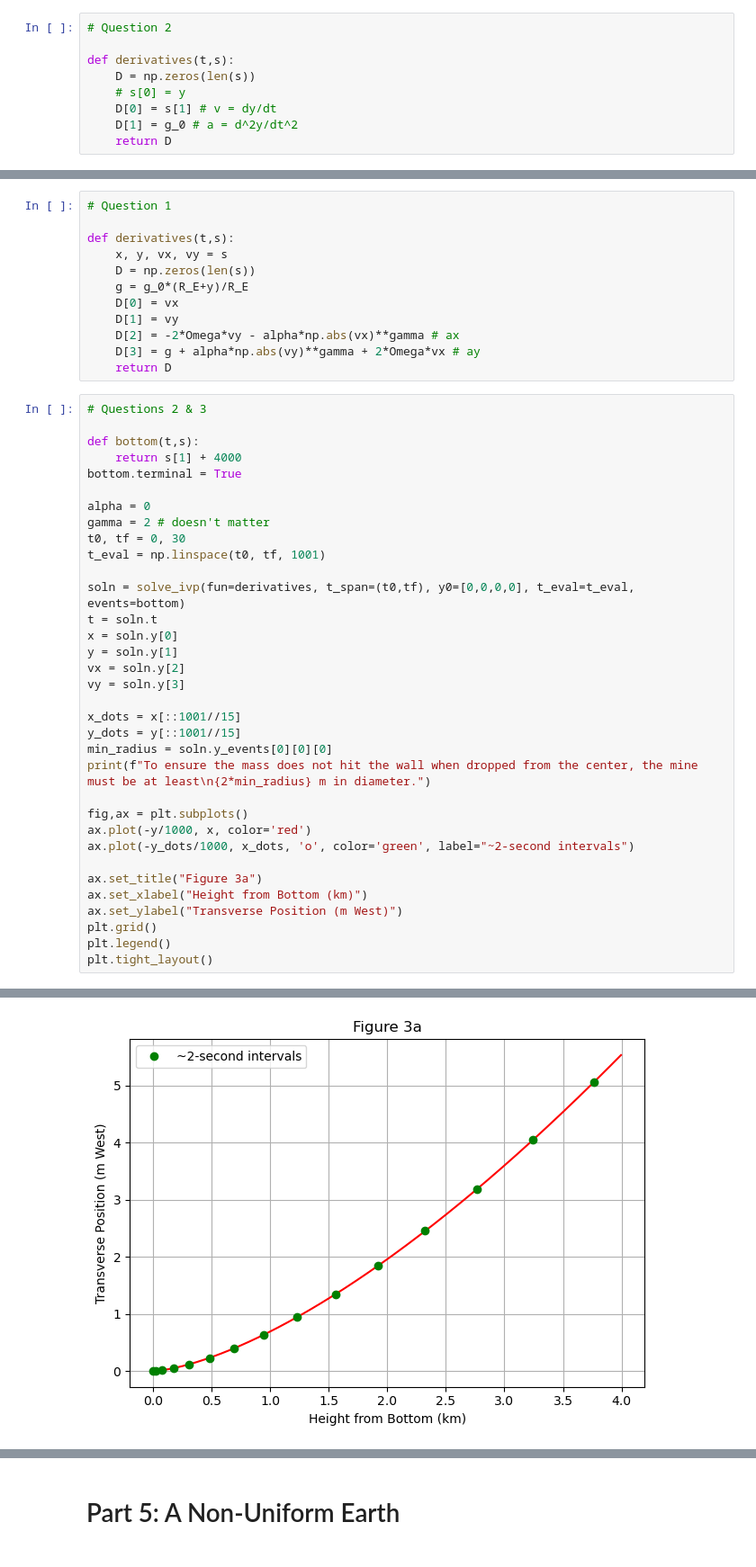
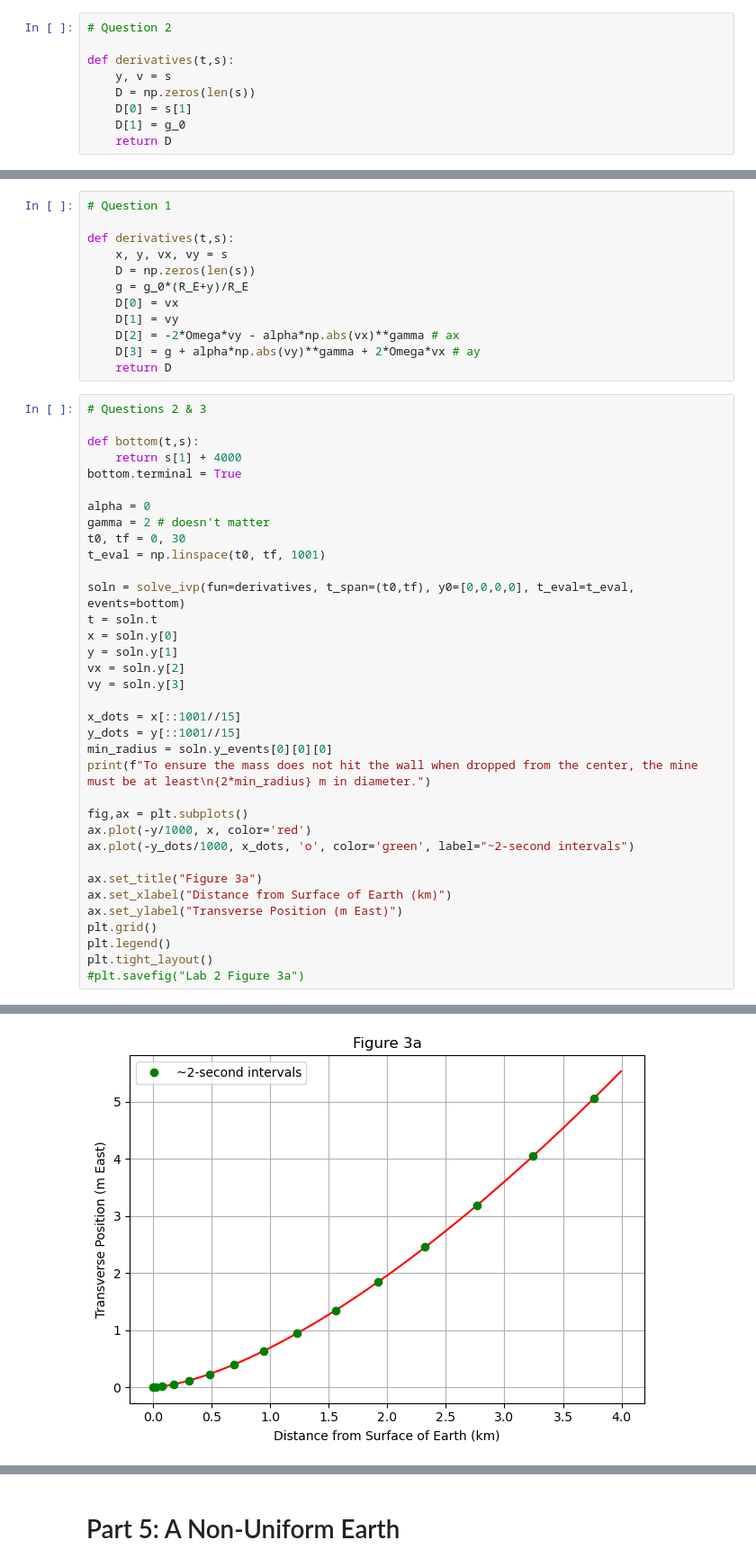
Before and after one commit to ethansafra/PHYS265-spring25, a Jupyter notebook: Lab2/Lab2_Safra.ipynb, the cells around one changed output, grey strips where cells are left out. Shown: that part at 90% size. Drawn from its saved outputs; the diff is of its cells as text.

```diff
--- a/Lab2/Lab2_Safra.ipynb
+++ b/Lab2/Lab2_Safra.ipynb
@@ -38,10 +38,10 @@ t = 28.57416552900485 s
 # Question 2
 
 def derivatives(t,s):
+    y, v = s
     D = np.zeros(len(s))
-    # s[0] = y
-    D[0] = s[1] # v = dy/dt
-    D[1] = g_0 # a = d^2y/dt^2
+    D[0] = s[1]
+    D[1] = g_0
     return D
 # %%
 # Question 3
@@ -214,35 +217,36 @@ def bottom(t,s):
 bottom.terminal = True
 
 alpha = 0
 gamma = 2 # doesn't matter
 t0, tf = 0, 30
 t_eval = np.linspace(t0, tf, 1001)
 
 soln = solve_ivp(fun=derivatives, t_span=(t0,tf), y0=[0,0,0,0], t_eval=t_eval, events=bottom)
 t = soln.t
 x = soln.y[0]
 y = soln.y[1]
 vx = soln.y[2]
 vy = soln.y[3]
 
 x_dots = x[::1001//15]
 y_dots = y[::1001//15]
 min_radius = soln.y_events[0][0][0]
 print(f"To ensure the mass does not hit the wall when dropped from the center, the mine must be at least\n{2*min_radius} m in diameter.")
 
 fig,ax = plt.subplots()
 ax.plot(-y/1000, x, color='red')
 ax.plot(-y_dots/1000, x_dots, 'o', color='green', label="~2-second intervals")
 
 ax.set_title("Figure 3a")
-ax.set_xlabel("Height from Bottom (km)")
-ax.set_ylabel("Transverse Position (m West)")
+ax.set_xlabel("Distance from Surface of Earth (km)")
+ax.set_ylabel("Transverse Position (m East)")
 plt.grid()
 plt.legend()
 plt.tight_layout()
+#plt.savefig("Lab 2 Figure 3a")
 # %% [output]
 To ensure the mass does not hit the wall when dropped from the center, the mine must be at least
 11.083261364756552 m in diameter.
-[figure, old version]
+[figure, new version]
 # %%
 # Question 4
```
Also changed, not shown: parts of 14 cells of this notebook.
